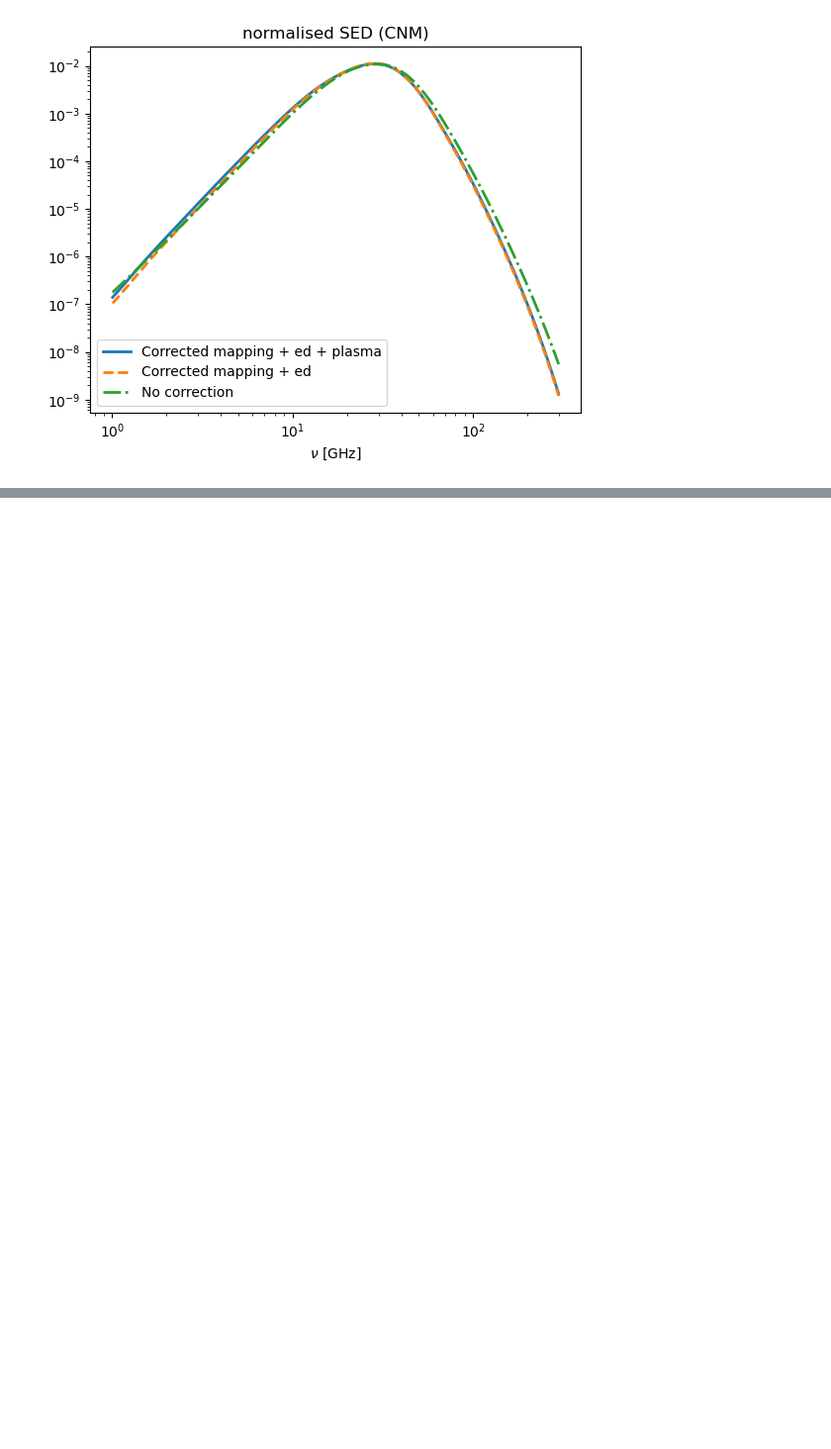
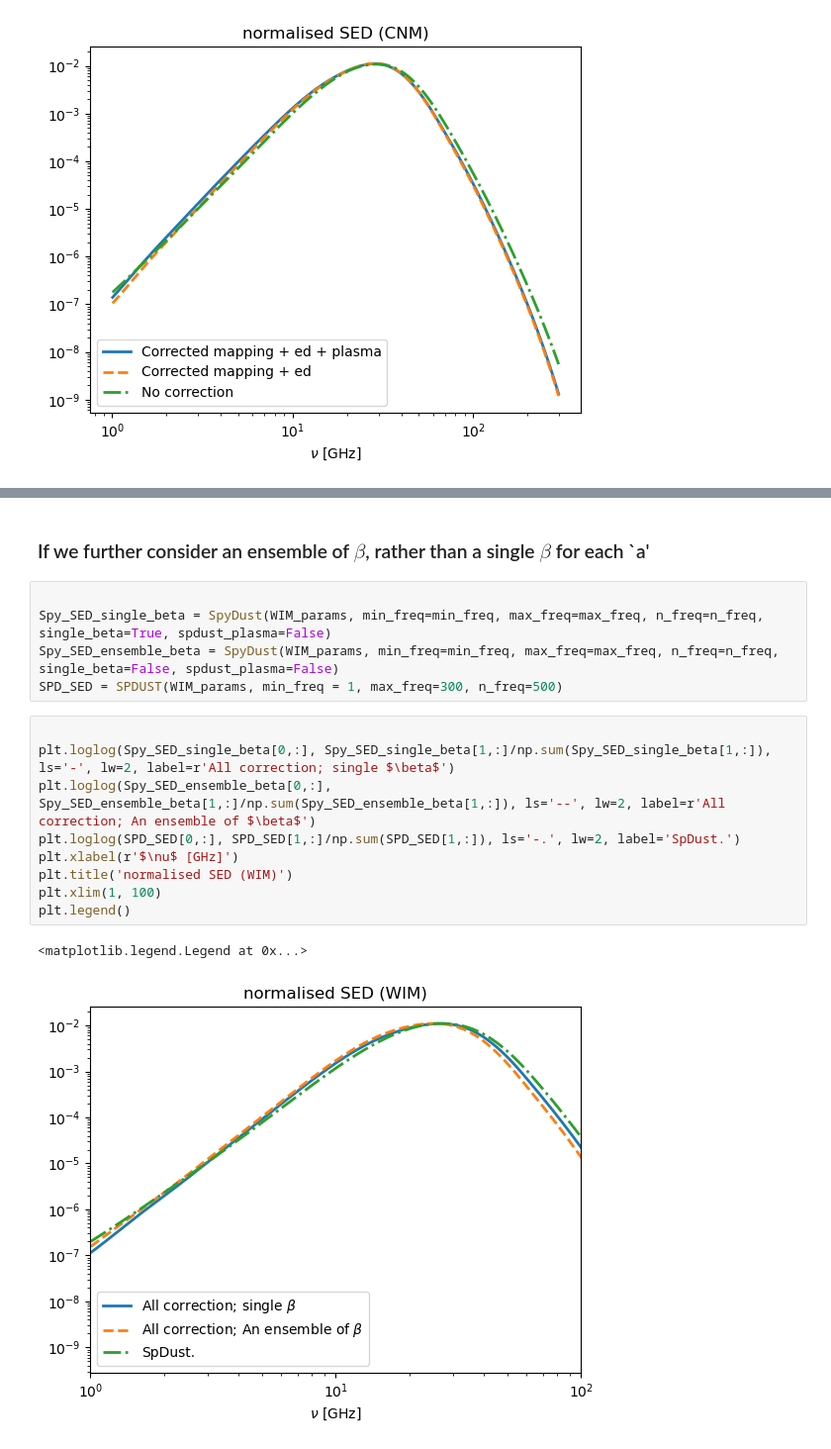
Before and after one commit to zzhang0123/SpyDust, a Jupyter notebook: notebooks/SpDust_vs_SpyDust.ipynb, the cells around one changed output, grey strips where cells are left out. Shown: that part at 99% size. Saved outputs shown, nothing was run; the diff lists cells and outputs as text; blank space fills up the shorter version.

Commit message:
Further analysis

```diff
--- a/notebooks/SpDust_vs_SpyDust.ipynb
+++ b/notebooks/SpDust_vs_SpyDust.ipynb
@@ -276,0 +278,19 @@ Text(0.5, 1.0, 'normalised SED (WIM)')
+# %% [markdown]
+### If we further consider an ensemble of $\beta$, rather than a single $\beta$ for each `a'
+# %%
+
+Spy_SED_single_beta = SpyDust(WIM_params, min_freq=min_freq, max_freq=max_freq, n_freq=n_freq, single_beta=True, spdust_plasma=False)
+Spy_SED_ensemble_beta = SpyDust(WIM_params, min_freq=min_freq, max_freq=max_freq, n_freq=n_freq, single_beta=False, spdust_plasma=False)
+SPD_SED = SPDUST(WIM_params, min_freq = 1, max_freq=300, n_freq=500)
+# %%
+
+plt.loglog(Spy_SED_single_beta[0,:], Spy_SED_single_beta[1,:]/np.sum(Spy_SED_single_beta[1,:]), ls='-', lw=2, label=r'All correction; single $\beta$')
+plt.loglog(Spy_SED_ensemble_beta[0,:], Spy_SED_ensemble_beta[1,:]/np.sum(Spy_SED_ensemble_beta[1,:]), ls='--', lw=2, label=r'All correction; An ensemble of $\beta$')
+plt.loglog(SPD_SED[0,:], SPD_SED[1,:]/np.sum(SPD_SED[1,:]), ls='-.', lw=2, label='SpDust.')
+plt.xlabel(r'$\nu$ [GHz]')
+plt.title('normalised SED (WIM)')
+plt.xlim(1, 100)
+plt.legend()
+# %% [output]
+<matplotlib.legend.Legend at 0x...>
+[figure, added]
```
Also changed, not shown: parts of 2 cells of this notebook, 4 other files.
